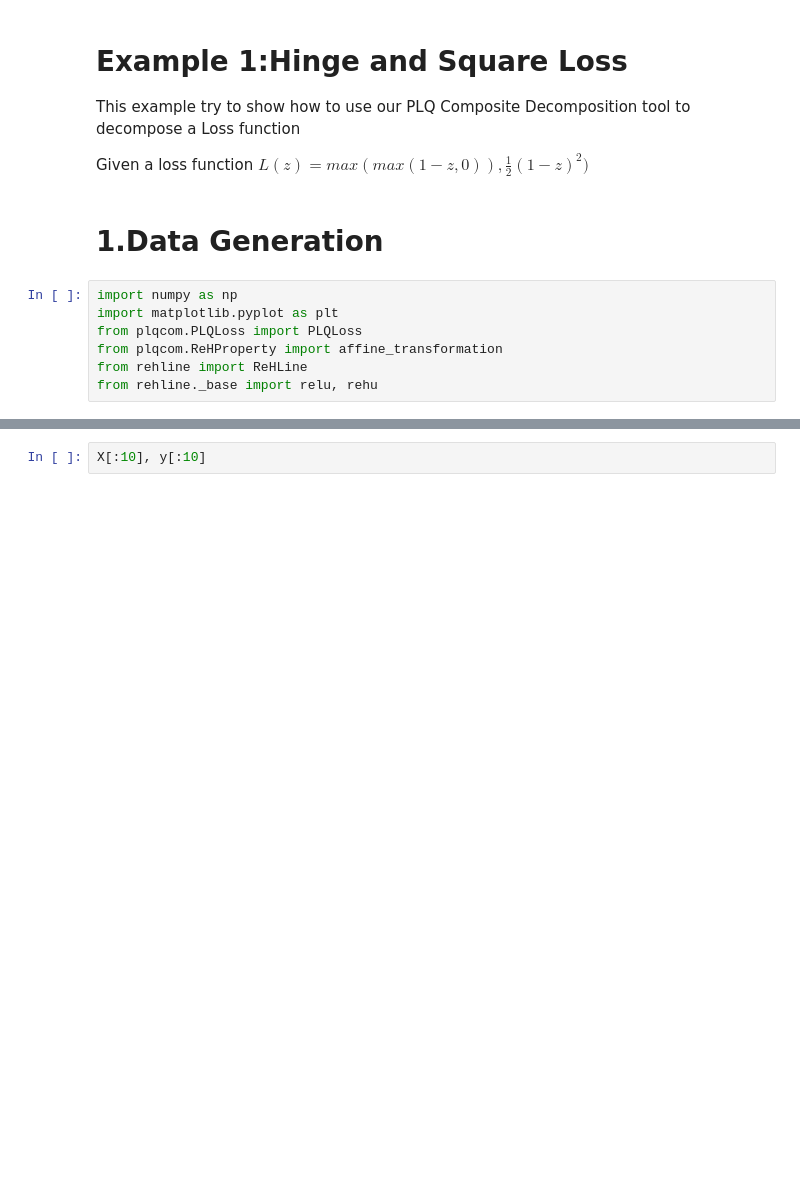
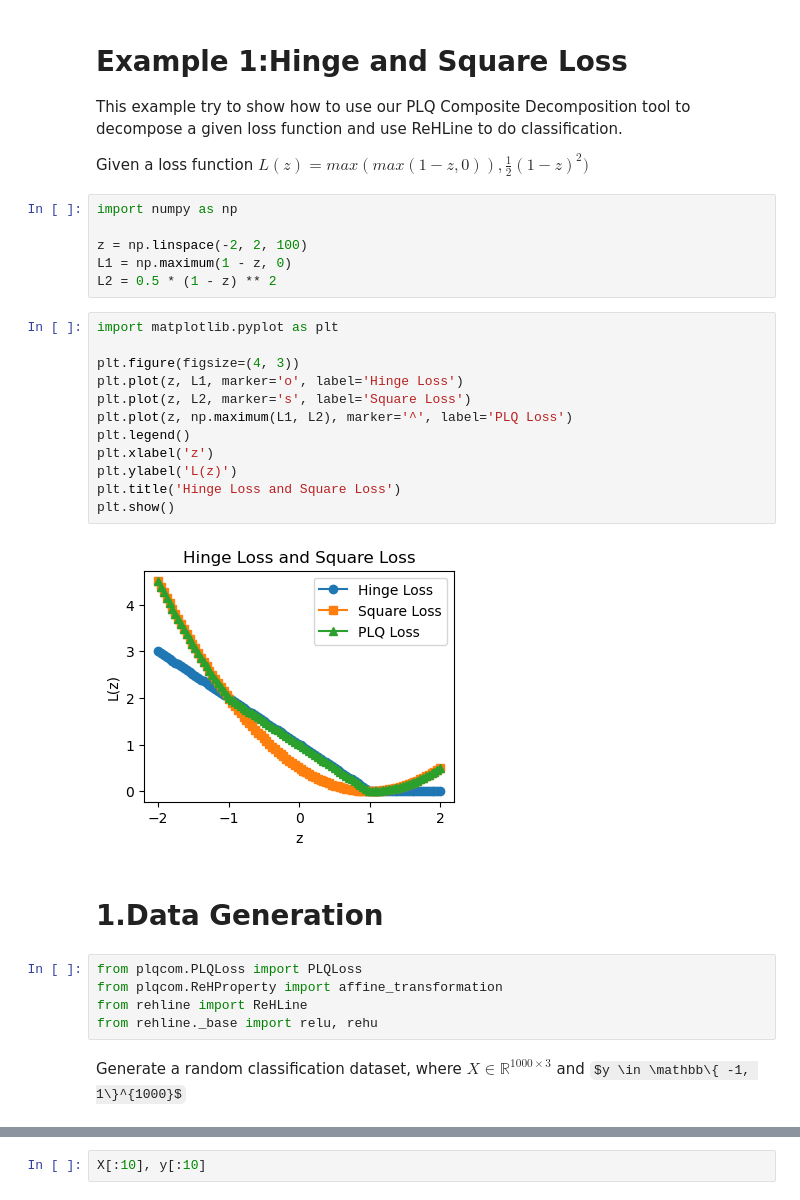
Before and after one commit to keepwith/PLQComposite, a Jupyter notebook: examples/ex1_hinge_square.ipynb, the cells around one changed output, grey strips where cells are left out. Drawn from its saved outputs; the diff is of its cells as text; some formulas as TeX source; blank space fills up the shorter version.

```diff
--- a/examples/ex1_hinge_square.ipynb
+++ b/examples/ex1_hinge_square.ipynb
@@ -1,15 +1,35 @@
 # %% [markdown]
 # Example 1:Hinge and Square Loss
-This example try to show how to use our PLQ Composite Decomposition tool to decompose a Loss function
+This example try to show how to use our PLQ Composite Decomposition tool to decompose a given loss function and use ReHLine to do classification.
 
 Given a loss function $L(z)=max(max(1-z,0)),\frac{1}{2} (1-z)^2 )$
+# %%
+import numpy as np
+
+z = np.linspace(-2, 2, 100)
+L1 = np.maximum(1 - z, 0)
+L2 = 0.5 * (1 - z) ** 2
+# %%
+import matplotlib.pyplot as plt
+
+plt.figure(figsize=(4, 3))
+plt.plot(z, L1, marker='o', label='Hinge Loss')
+plt.plot(z, L2, marker='s', label='Square Loss')
+plt.plot(z, np.maximum(L1, L2), marker='^', label='PLQ Loss')
+plt.legend()
+plt.xlabel('z')
+plt.ylabel('L(z)')
+plt.title('Hinge Loss and Square Loss')
+plt.show()
+# %% [output]
+[figure, added]
 # %% [markdown]
 # 1.Data Generation
 # %%
-import numpy as np
-import matplotlib.pyplot as plt
 from plqcom.PLQLoss import PLQLoss
 from plqcom.ReHProperty import affine_transformation
 from rehline import ReHLine
 from rehline._base import relu, rehu
+# %% [markdown]
+Generate a random classification dataset, where $X \in \mathbb{R}^{1000 \times 3}$ and $y \in \mathbb\{ -1, 1\}^{1000}$
 # %%
```
Also changed, not shown: parts of 23 cells of this notebook, 2 other files.
